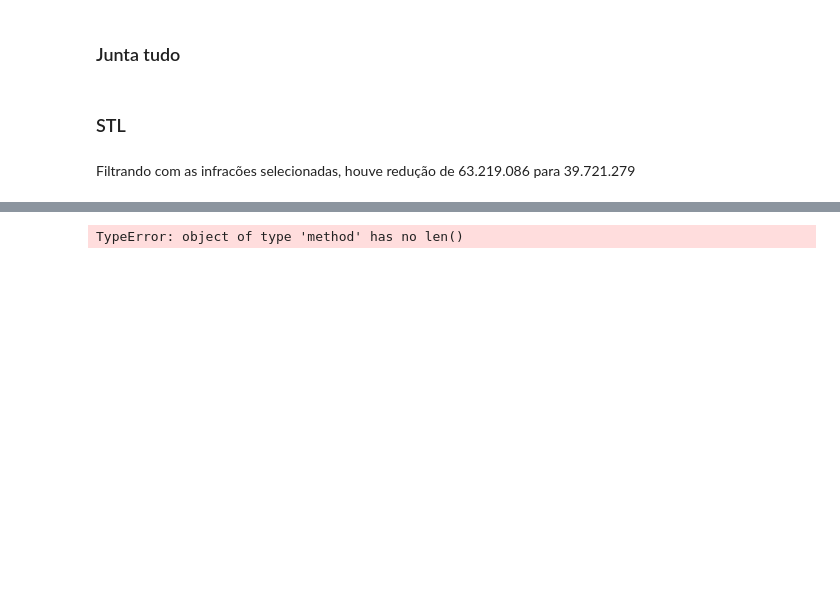
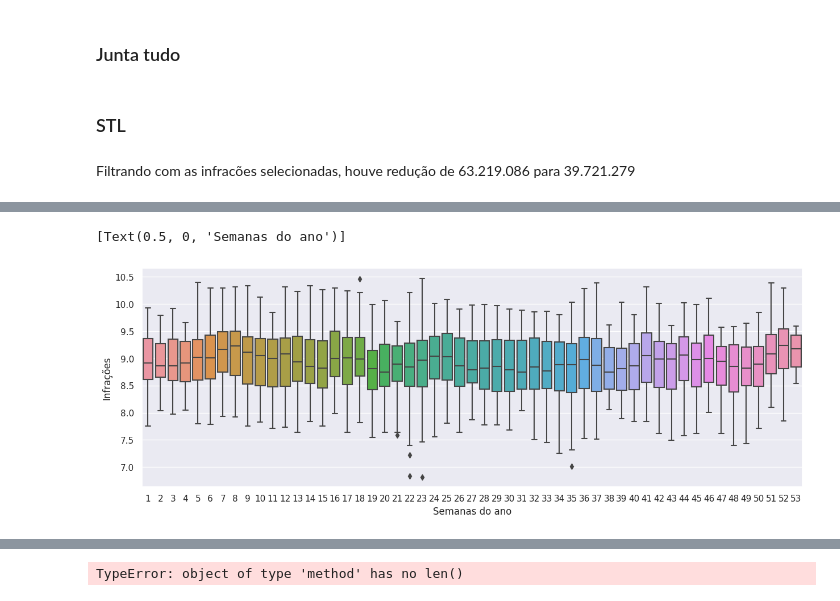
Before and after one commit to phobeiro/Trabalho-Seminarios-Bandoleros, a Jupyter notebook: stl.ipynb, the cells around one changed output, grey strips where cells are left out. Cells and saved outputs as stored; diff of their text form; code cells hidden in the pictures; blank space fills up the shorter version.

```diff
--- a/stl.ipynb
+++ b/stl.ipynb
@@ -59,0 +88,9 @@ df_ = df.set_index('dat_infracao').groupby(pd.Grouper(freq='D')).count()
+# %%
+sns.set(rc={'figure.figsize':(15,5)})
+sns.boxplot(
+    x= df_2.dat_infracao.dt.week,
+    y= df_2['Infrações'],
+    ).set(xlabel='Semanas do ano')
+# %% [output]
+[Text(0.5, 0, 'Semanas do ano')]
+[figure, added]
```
Also changed, not shown: parts of 38 cells of this notebook, 24 other files.
